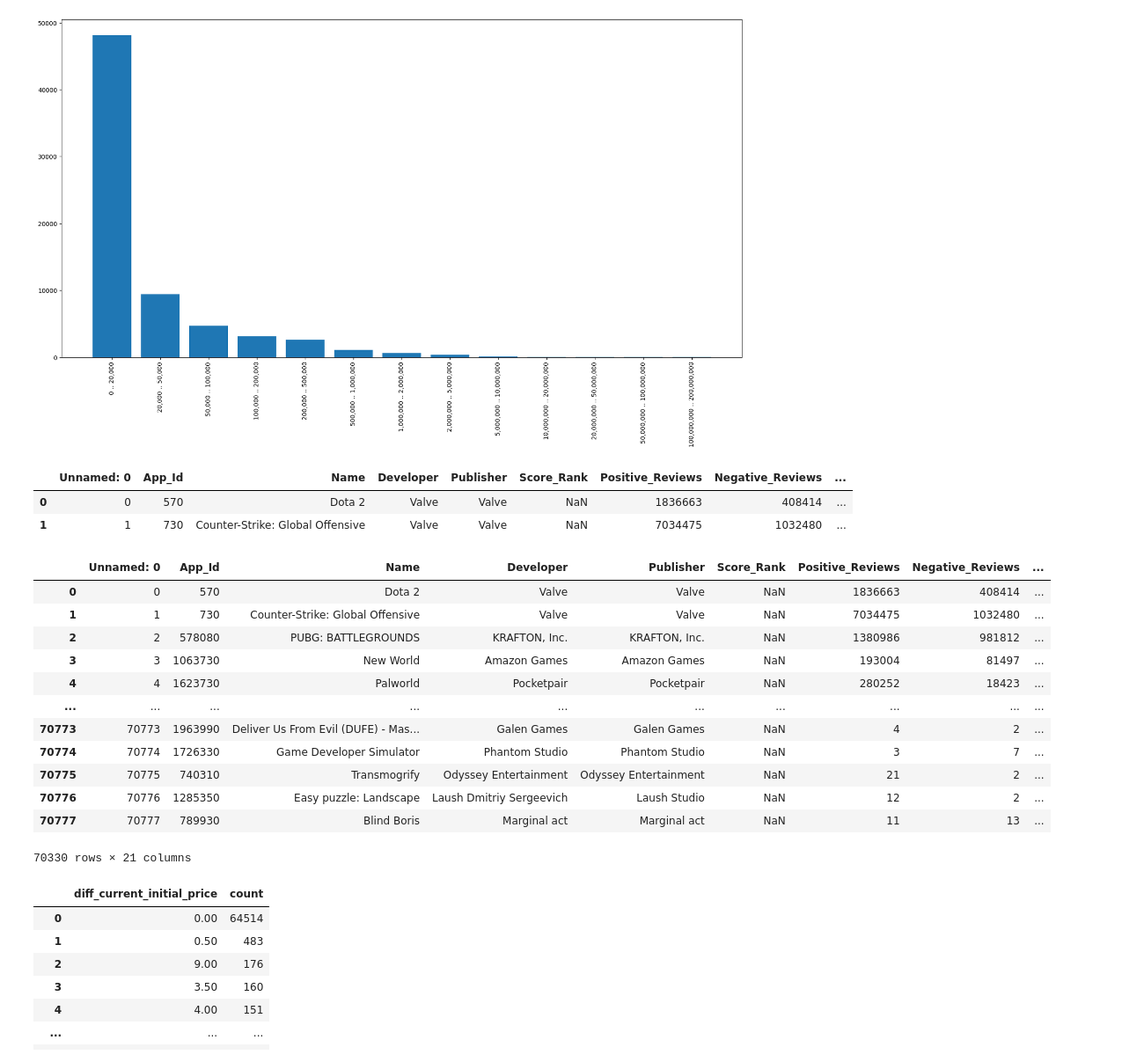
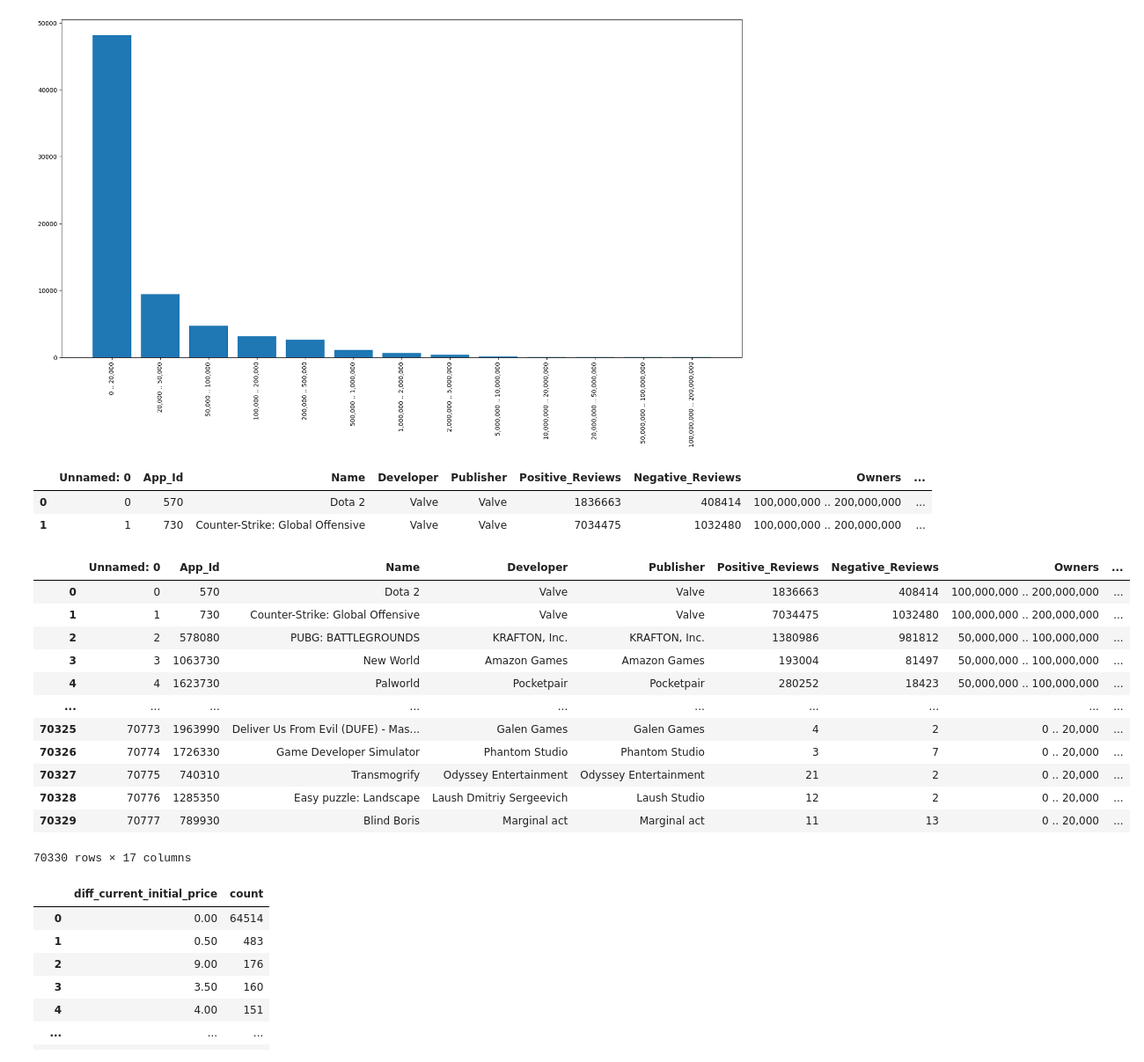
Before and after one commit to barbsjean/Steam_data_analysis, a Jupyter notebook: The Steam Notebook.ipynb, the cells around one changed output. Shown: that part at 88% size. Drawn from its saved outputs; the diff is of its cells as text; code cells hidden in the pictures.

```diff
--- a/The Steam Notebook.ipynb
+++ b/The Steam Notebook.ipynb
@@ -172,2 +163,4 @@ steam_api = pd.read_csv(r'C:\Users\Barbie\Desktop\DA11\Capstone\STEAM\Project_Da
+# %%
+steam_api_filtered = pd.read_csv(r'C:\Users\Barbie\Desktop\DA11\Capstone\STEAM\Project_Data\Capstone\steam_api_filtered.csv')
 # %%
 #dropping duplicate game names and 2 irrevelant columns to clean it up a bit more
@@ -305,28 +293,28 @@ plt.xticks(rotation = 90)
 # %%
 # only 2 games on Steam that have over 100,000,000 owners
 
-steam_api[steam_api['Owners'] == '100,000,000 .. 200,000,000']
+steam_api_filtered[steam_api_filtered['Owners'] == '100,000,000 .. 200,000,000']
 # %% [output]
-|  | Unnamed: 0 | App_Id | Name | Developer | Publisher | Score_Rank | Positive_Reviews | Negative_Reviews | ... |
-| 0 | 0 | 570 | Dota 2 | Valve | Valve | NaN | 1836663 | 408414 | ... |
-| 1 | 1 | 730 | Counter-Strike: Global Offensive | Valve | Valve | NaN | 7034475 | 1032480 | ... |
+|  | Unnamed: 0 | App_Id | Name | Developer | Publisher | Positive_Reviews | Negative_Reviews | Owners | ... |
+| 0 | 0 | 570 | Dota 2 | Valve | Valve | 1836663 | 408414 | 100,000,000 .. 200,000,000 | ... |
+| 1 | 1 | 730 | Counter-Strike: Global Offensive | Valve | Valve | 7034475 | 1032480 | 100,000,000 .. 200,000,000 | ... |
 # %%
-steam_api['diff_current_initial_price'] = steam_api['Initial_Price_$'] - steam_api['Current_Price_$']
+steam_api_filtered['diff_current_initial_price'] = steam_api_filtered['Initial_Price_$'] - steam_api_filtered['Current_Price_$']
 # %%
-steam_api
+steam_api_filtered
 # %% [output]
-|  | Unnamed: 0 | App_Id | Name | Developer | Publisher | Score_Rank | Positive_Reviews | Negative_Reviews | ... |
-| 0 | 0 | 570 | Dota 2 | Valve | Valve | NaN | 1836663 | 408414 | ... |
-| 1 | 1 | 730 | Counter-Strike: Global Offensive | Valve | Valve | NaN | 7034475 | 1032480 | ... |
-| 2 | 2 | 578080 | PUBG: BATTLEGROUNDS | KRAFTON, Inc. | KRAFTON, Inc. | NaN | 1380986 | 981812 | ... |
-| 3 | 3 | 1063730 | New World | Amazon Games | Amazon Games | NaN | 193004 | 81497 | ... |
-| 4 | 4 | 1623730 | Palworld | Pocketpair | Pocketpair | NaN | 280252 | 18423 | ... |
+|  | Unnamed: 0 | App_Id | Name | Developer | Publisher | Positive_Reviews | Negative_Reviews | Owners | ... |
+| 0 | 0 | 570 | Dota 2 | Valve | Valve | 1836663 | 408414 | 100,000,000 .. 200,000,000 | ... |
+| 1 | 1 | 730 | Counter-Strike: Global Offensive | Valve | Valve | 7034475 | 1032480 | 100,000,000 .. 200,000,000 | ... |
+| 2 | 2 | 578080 | PUBG: BATTLEGROUNDS | KRAFTON, Inc. | KRAFTON, Inc. | 1380986 | 981812 | 50,000,000 .. 100,000,000 | ... |
+| 3 | 3 | 1063730 | New World | Amazon Games | Amazon Games | 193004 | 81497 | 50,000,000 .. 100,000,000 | ... |
+| 4 | 4 | 1623730 | Palworld | Pocketpair | Pocketpair | 280252 | 18423 | 50,000,000 .. 100,000,000 | ... |
 | ... | ... | ... | ... | ... | ... | ... | ... | ... | ... |
-| 70773 | 70773 | 1963990 | Deliver Us From Evil (DUFE) - Mas... | Galen Games | Galen Games | NaN | 4 | 2 | ... |
-| 70774 | 70774 | 1726330 | Game Developer Simulator | Phantom Studio | Phantom Studio | NaN | 3 | 7 | ... |
-| 70775 | 70775 | 740310 | Transmogrify | Odyssey Entertainment | Odyssey Entertainment | NaN | 21 | 2 | ... |
-| 70776 | 70776 | 1285350 | Easy puzzle: Landscape | Laush Dmitriy Sergeevich | Laush Studio | NaN | 12 | 2 | ... |
-| 70777 | 70777 | 789930 | Blind Boris | Marginal act | Marginal act | NaN | 11 | 13 | ... |
+| 70325 | 70773 | 1963990 | Deliver Us From Evil (DUFE) - Mas... | Galen Games | Galen Games | 4 | 2 | 0 .. 20,000 | ... |
+| 70326 | 70774 | 1726330 | Game Developer Simulator | Phantom Studio | Phantom Studio | 3 | 7 | 0 .. 20,000 | ... |
+| 70327 | 70775 | 740310 | Transmogrify | Odyssey Entertainment | Odyssey Entertainment | 21 | 2 | 0 .. 20,000 | ... |
+| 70328 | 70776 | 1285350 | Easy puzzle: Landscape | Laush Dmitriy Sergeevich | Laush Studio | 12 | 2 | 0 .. 20,000 | ... |
+| 70329 | 70777 | 789930 | Blind Boris | Marginal act | Marginal act | 11 | 13 | 0 .. 20,000 | ... |
-70330 rows × 21 columns
+70330 rows × 17 columns
 # %%
 # Looks like majority of games have stayed the same price from their initial release to today
```
Also changed, not shown: parts of 48 cells of this notebook, 3 other files.
